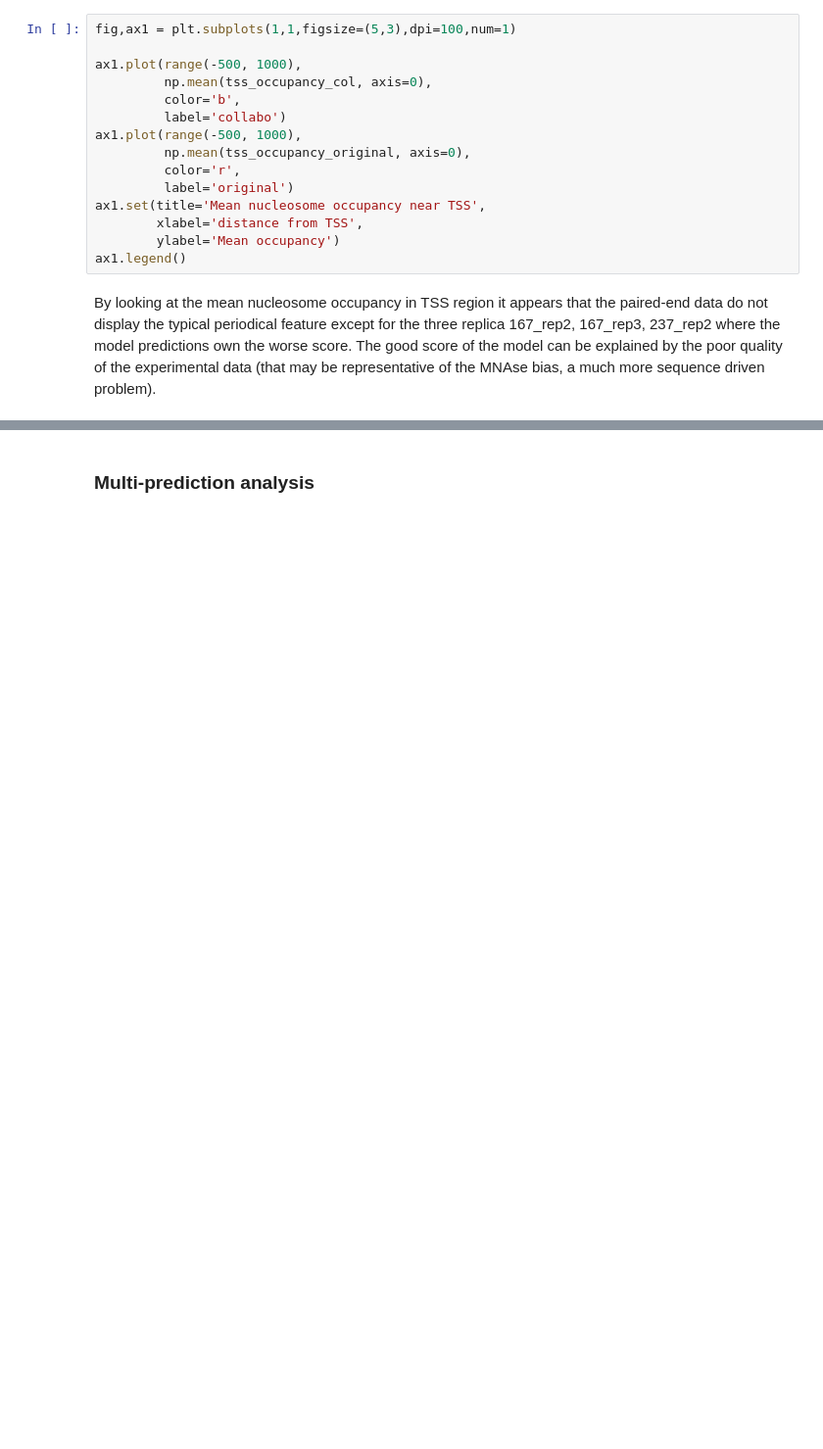
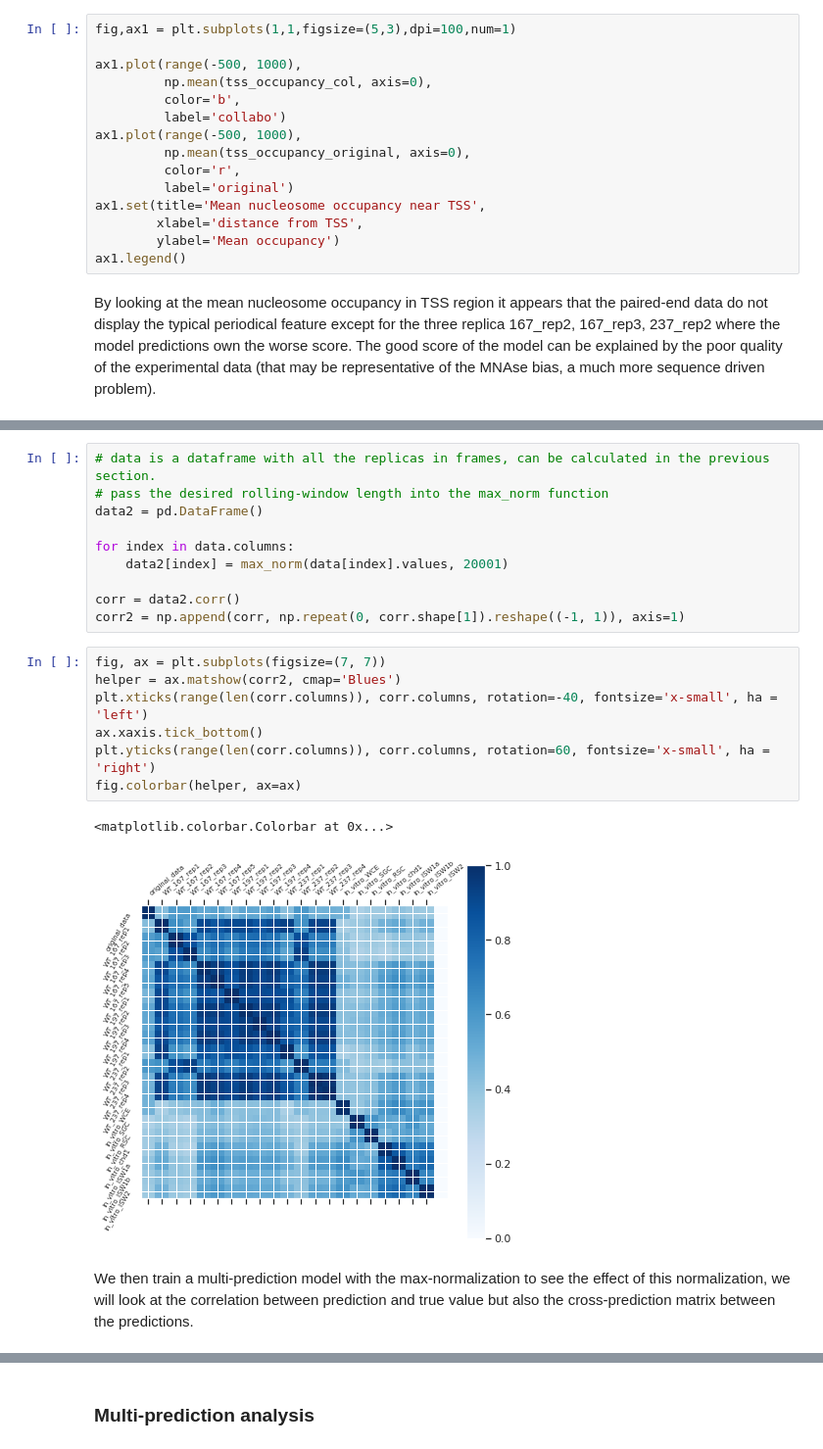
Before and after one commit to etirouthier/NucleosomeDensity, a Jupyter notebook: Programme/Analysis_results_nucleosome.ipynb, the cells around one changed output, grey strips where cells are left out. Shown: that part at 98% size. Drawn from its saved outputs; the diff is of its cells as text; blank space fills up the shorter version.

```diff
--- a/Programme/Analysis_results_nucleosome.ipynb
+++ b/Programme/Analysis_results_nucleosome.ipynb
@@ -449,0 +489,22 @@ By looking at the mean nucleosome occupancy in TSS region it appears that the pa
+# %%
+# data is a dataframe with all the replicas in frames, can be calculated in the previous section.
+# pass the desired rolling-window length into the max_norm function
+data2 = pd.DataFrame()
+
+for index in data.columns:
+    data2[index] = max_norm(data[index].values, 20001)
+
+corr = data2.corr()
+corr2 = np.append(corr, np.repeat(0, corr.shape[1]).reshape((-1, 1)), axis=1)
+# %%
+fig, ax = plt.subplots(figsize=(7, 7))
+helper = ax.matshow(corr2, cmap='Blues')
+plt.xticks(range(len(corr.columns)), corr.columns, rotation=-40, fontsize='x-small', ha = 'left')
+ax.xaxis.tick_bottom()
+plt.yticks(range(len(corr.columns)), corr.columns, rotation=60, fontsize='x-small', ha = 'right')
+fig.colorbar(helper, ax=ax)
+# %% [output]
+<matplotlib.colorbar.Colorbar at 0x...>
+[figure, added]
+# %% [markdown]
+We then train a multi-prediction model with the max-normalization to see the effect of this normalization, we will look at the correlation between prediction and true value but also the cross-prediction matrix between the predictions.
```
Also changed, not shown: parts of 21 cells of this notebook, 14 other files.
